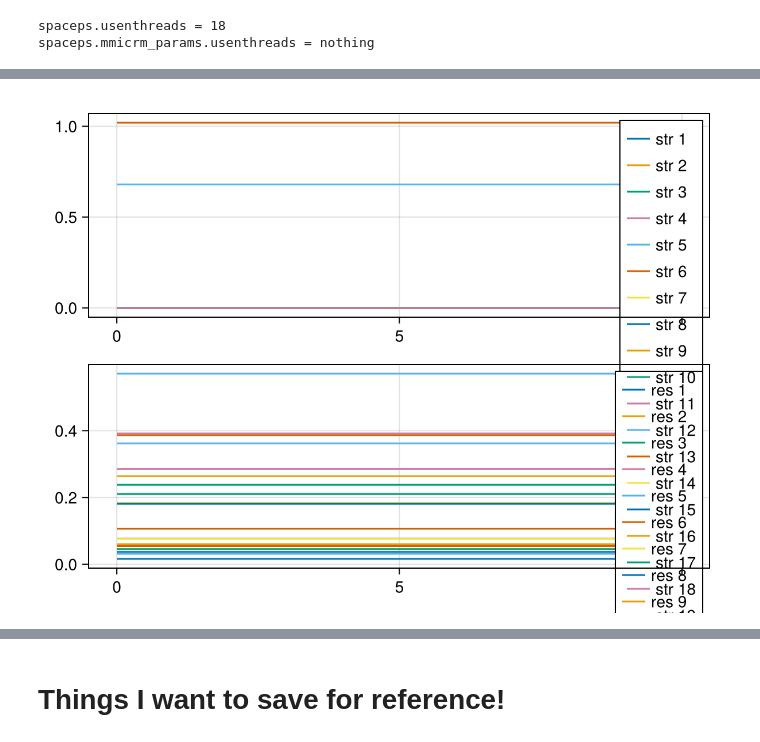
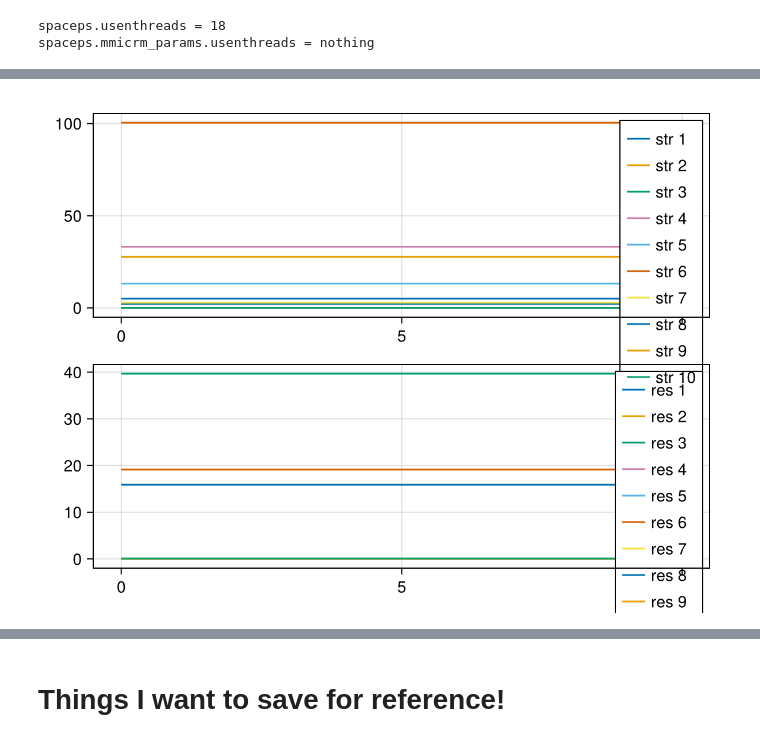
Before and after one commit to kockahonza/SSMC, a Jupyter notebook: notebooks/random_systems.ipynb, the cells around one changed output, grey strips where cells are left out. Drawn from its saved outputs; the diff is of its cells as text; code cells hidden in the pictures.

```diff
--- a/notebooks/random_systems.ipynb
+++ b/notebooks/random_systems.ipynb
@@ -196,8 +197,8 @@ max resid is 2.00273e-11
 └ @ SSMCMain.ModifiedMiCRM ~/UCLOneDrive/Projects/SSMC/src/SSMCMain/src/ModifiedMiCRM/util.jl:10
 # %%
-plot_1dsmmicrm_sol_snap(sps.prob.p, sps.u[150])
+plot_1dsmmicrm_sol_snap(sps.prob.p, sps.u[end])
 # %% [output]
-[figure, old version]
+[figure, new version]
 # %%
 plot_smmicrm_sol_avgs(sps)
 # %% [output]
```
Also changed, not shown: parts of 16 cells of this notebook, 6 other files.
